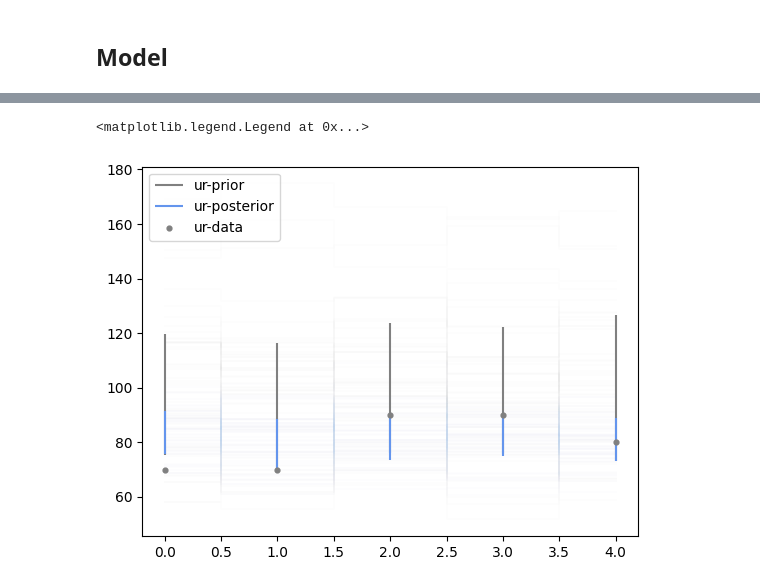
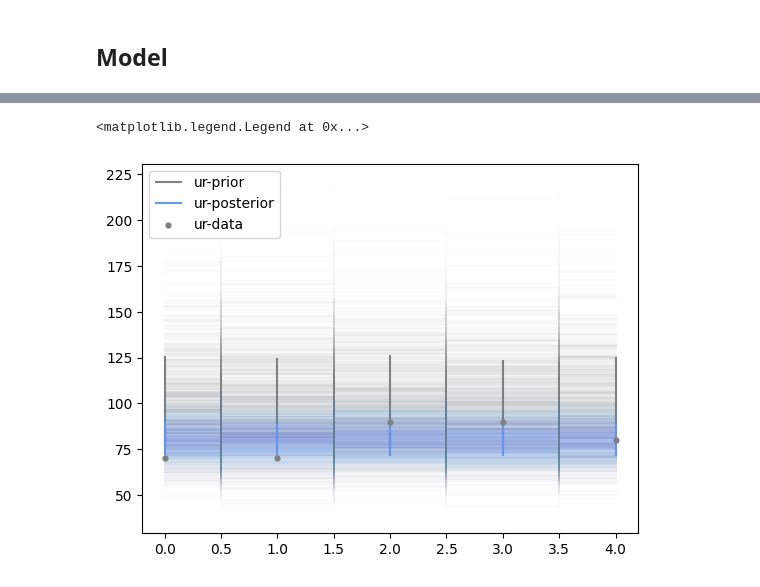
Before and after one commit to malin-horstmann/bayesian_pyhf, a Jupyter notebook: examples/modularize.ipynb, the cells around one changed output, grey strips where cells are left out. Saved outputs shown, nothing was run; the diff lists cells and outputs as text; code cells hidden in the pictures.

Commit message:
sampling modules with working jax.jit and w/o

```diff
--- a/examples/modularize.ipynb
+++ b/examples/modularize.ipynb
@@ -33,7 +30,7 @@ WARNING (pytensor.tensor.blas): Using NumPy C-API based implementation for BLAS
 # %%
 N = 5
 nBins = N
-ur_obs = jnp.array([70., 70., 90., 90., 80.])
+obs = jnp.array([70., 70., 90., 90., 80.])
 model = pyhf.simplemodels.correlated_background([10]*N,[50]*N, [45]*N, [55]*N)
 model.expected_actualdata(model.config.suggested_init()),model.config.suggested_init()
 
@@ -43,4 +40,6 @@ unconstr_dict = {
     'mu': {'type': 'unconstrained', 'input': [[5.], [1.]]}
 }
 prior_dict = prepare_inference.prepare_priors(model, unconstr_dict)
-prepared_model = prepare_inference.prepare_model(model=model, observations=ur_obs, precision=8, priors=prior_dict)
+precision = []
+[precision.append(float(obs[i])**(0.5)) for i in range(nBins)]
+prepared_model = prepare_inference.prepare_model(model=model, observations=obs, precision=precision, priors=prior_dict)
@@ -46,0 +55,2 @@ prepared_model = prepare_inference.prepare_model(model=model, observations=ur_ob
+# %%
+post_data, post_pred, prior_pred = slow_inference.sampling(prepared_model, 100, 1, 'Metropolis')
@@ -51,2 +69,0 @@ from pyhf_pymc import actual_inference
-# %%
-post_data, post_pred, prior_pred = actual_inference.sampling(prepared_model, n_samples = 50, n_chains = 1, sampling_method='Metropolis')
@@ -64,16 +70,16 @@ Sampling: [Expected_Data, Normals, Unconstrained]
 # %%
 # ur Prior
 plt.step(np.linspace(0,nBins-1,nBins),prior_pred.prior_predictive.Expected_Data[0].T, alpha = 0.01, c = 'grey', where = 'mid');
 plt.vlines(np.arange(nBins),*np.quantile(prior_pred.prior_predictive.Expected_Data[0],[.15,.85],axis=0), colors = 'grey', label='ur-prior');
 
 # ur Posterior
 plt.step(np.linspace(0,nBins-1,nBins),post_pred.posterior_predictive.Expected_Data[0].T, alpha = 0.01, c = 'cornflowerblue', where = 'mid');
 plt.vlines(np.arange(nBins),*np.quantile(post_pred.posterior_predictive.Expected_Data[0],[.15,.85],axis=0), colors = 'cornflowerblue', label='ur-posterior')
 
 # Observations
-plt.scatter(np.arange(nBins), ur_obs, c = 'grey', s=12, zorder = 999, label = "ur-data")
+plt.scatter(np.arange(nBins), obs, c = 'grey', s=12, zorder = 999, label = "ur-data")
 
 plt.legend(loc='upper left')
 # %% [output]
 <matplotlib.legend.Legend at 0x...>
-[figure, old version]
+[figure, new version]
```
Also changed, not shown: parts of 8 cells of this notebook, 3 other files.
